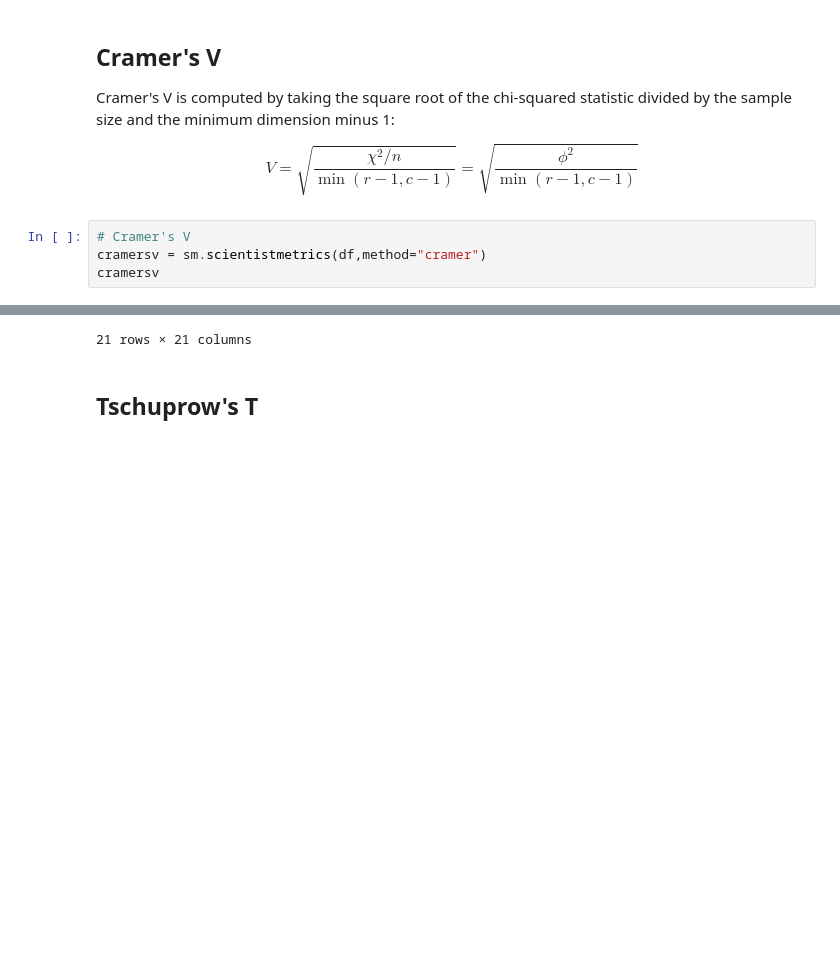
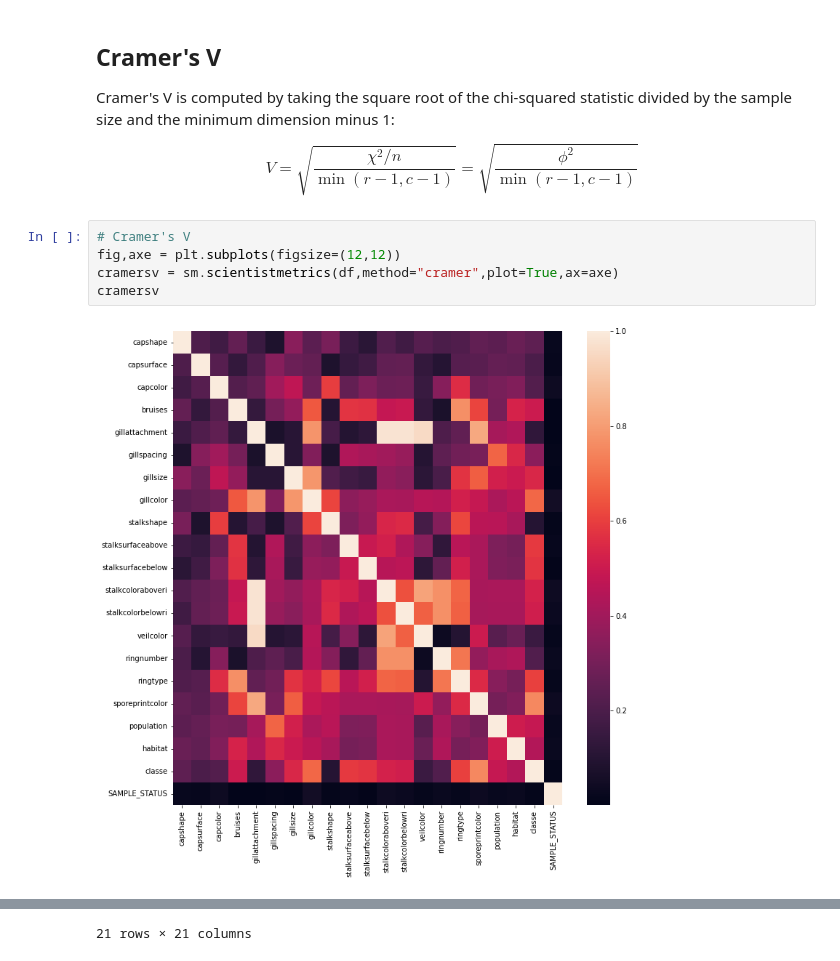
Before and after one commit to enfantbenidedieu/scientistmetrics, a Jupyter notebook: scientistmetrics.ipynb, the cells around one changed output, grey strips where cells are left out. Saved outputs shown, nothing was run; the diff lists cells and outputs as text; blank space fills up the shorter version.

```diff
--- a/scientistmetrics.ipynb
+++ b/scientistmetrics.ipynb
@@ -102,9 +109,11 @@ V = \sqrt{\dfrac{\chi^{2}/n}{\min\left(r-1,c-1\right)}} = \sqrt{\dfrac{\phi^{2}}
 $$
 # %%
 # Cramer's V
-cramersv = sm.scientistmetrics(df,method="cramer")
+fig,axe = plt.subplots(figsize=(12,12))
+cramersv = sm.scientistmetrics(df,method="cramer",plot=True,ax=axe)
 cramersv
 # %% [output]
+[figure, added]
 |  | capshape | capsurface | capcolor | bruises | gillattachment | gillspacing | gillsize | gillcolor | stalkshape | ... |
 | capshape | 1.000000 | 0.203721 | 0.171431 | 0.255606 | 0.154978 | 0.081702 | 0.346823 | 0.235100 | 0.307104 | ... |
 | capsurface | 0.203721 | 1.000000 | 0.225273 | 0.134377 | 0.210841 | 0.338222 | 0.277414 | 0.257618 | 0.078770 | ... |
@@ -123,5 +132,3 @@ cramersv
 | classe | 0.245571 | 0.196925 | 0.218427 | 0.501530 | 0.129200 | 0.348387 | 0.540024 | 0.680830 | 0.102019 | ... |
 | SAMPLE_STATUS | 0.022579 | 0.017049 | 0.038011 | 0.000617 | 0.002487 | 0.010697 | 0.002755 | 0.050223 | 0.008531 | ... |
 21 rows × 21 columns
-# %% [markdown]
-## Tschuprow's T
```
Also changed, not shown: parts of 11 cells of this notebook, 3 other files.
